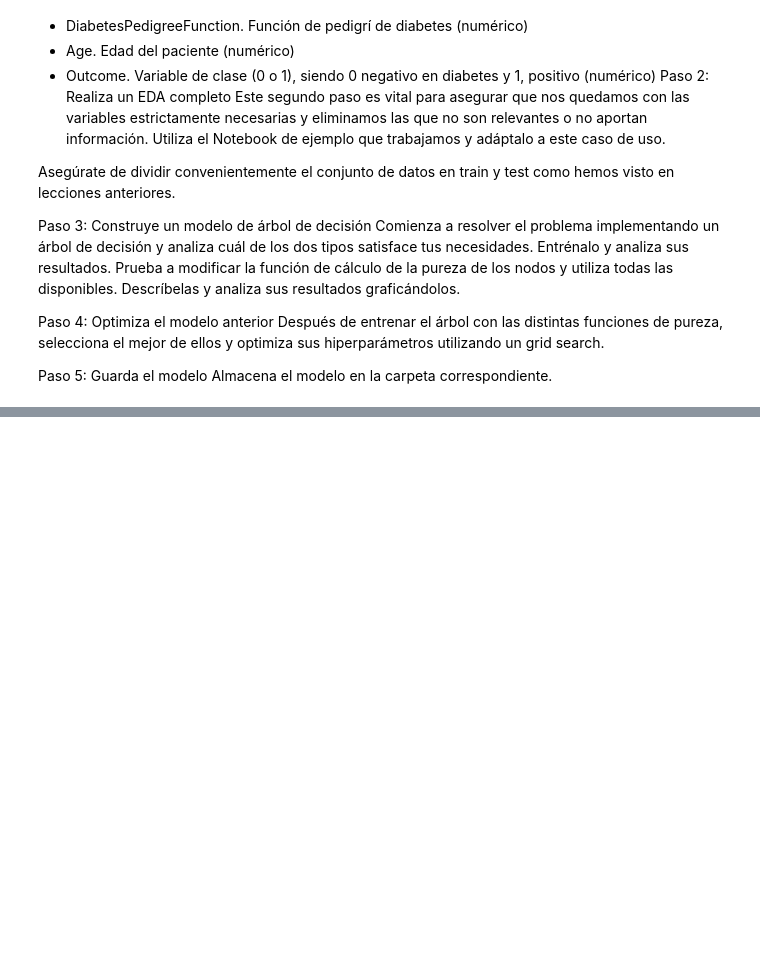
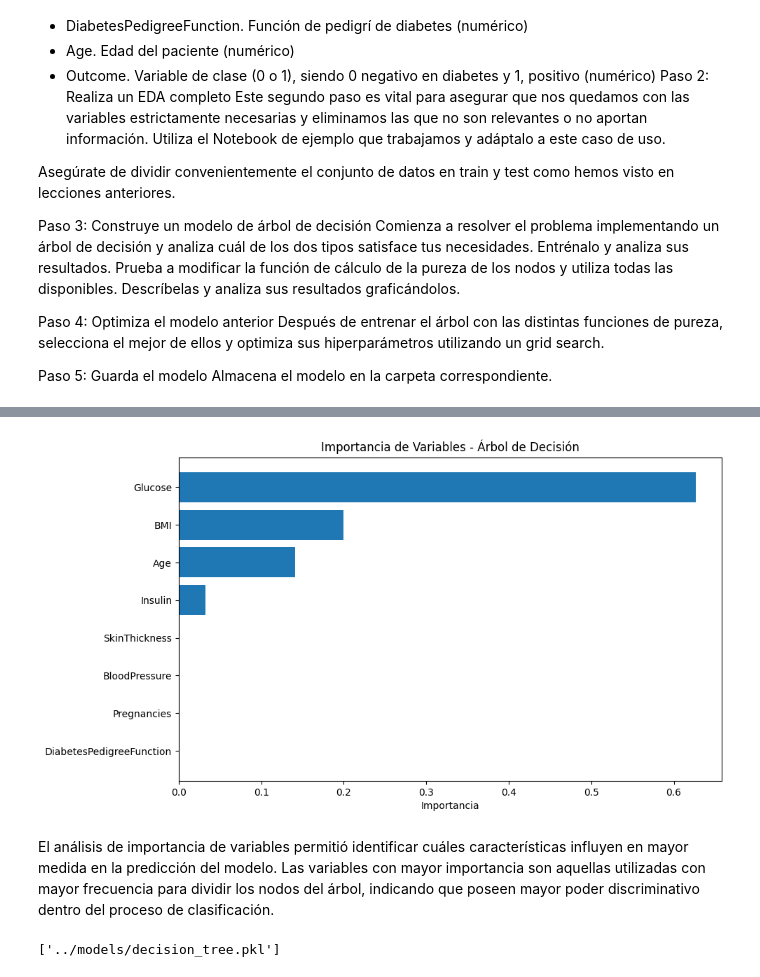
Before and after one commit to natbp/natbp_intro_ML, a Jupyter notebook: src/04-decision-tree-diabetes.ipynb, the cells around one changed output, grey strips where cells are left out. Cells and saved outputs as stored; diff of their text form; code cells hidden in the pictures; blank space fills up the shorter version.

```diff
--- a/src/04-decision-tree-diabetes.ipynb
+++ b/src/04-decision-tree-diabetes.ipynb
@@ -46,0 +317,2 @@ y_test = pd.read_csv("../data/processed/y_test_diabetes.csv").values.ravel()
+# %%
+best_model = grid.best_estimator_
@@ -46,0 +341,10 @@ y_test = pd.read_csv("../data/processed/y_test_diabetes.csv").values.ravel()
+# %%
+importancias = best_model.feature_importances_
+# %%
+df_importancia = pd.DataFrame({
+    "Variable": X_train.columns,
+    "Importancia": importancias
+})
+# %%
+df_importancia = df_importancia.sort_values(by="Importancia", ascending=False)
+df_importancia
@@ -46,0 +361,19 @@ y_test = pd.read_csv("../data/processed/y_test_diabetes.csv").values.ravel()
+# %%
+plt.figure(figsize=(10,6))
+
+plt.barh(df_importancia["Variable"], df_importancia["Importancia"])
+
+plt.xlabel("Importancia")
+plt.title("Importancia de Variables - Árbol de Decisión")
+
+plt.gca().invert_yaxis()
+
+plt.show()
+# %% [output]
+[figure, added]
+# %% [markdown]
+El análisis de importancia de variables permitió identificar cuáles características influyen en mayor medida en la predicción del modelo. Las variables con mayor importancia son aquellas utilizadas con mayor frecuencia para dividir los nodos del árbol, indicando que poseen mayor poder discriminativo dentro del proceso de clasificación.
+# %%
+joblib.dump(best_model, "../models/decision_tree.pkl")
+# %% [output]
+['../models/decision_tree.pkl']
```
Also changed, not shown: parts of 50 cells of this notebook, 1 other file.
